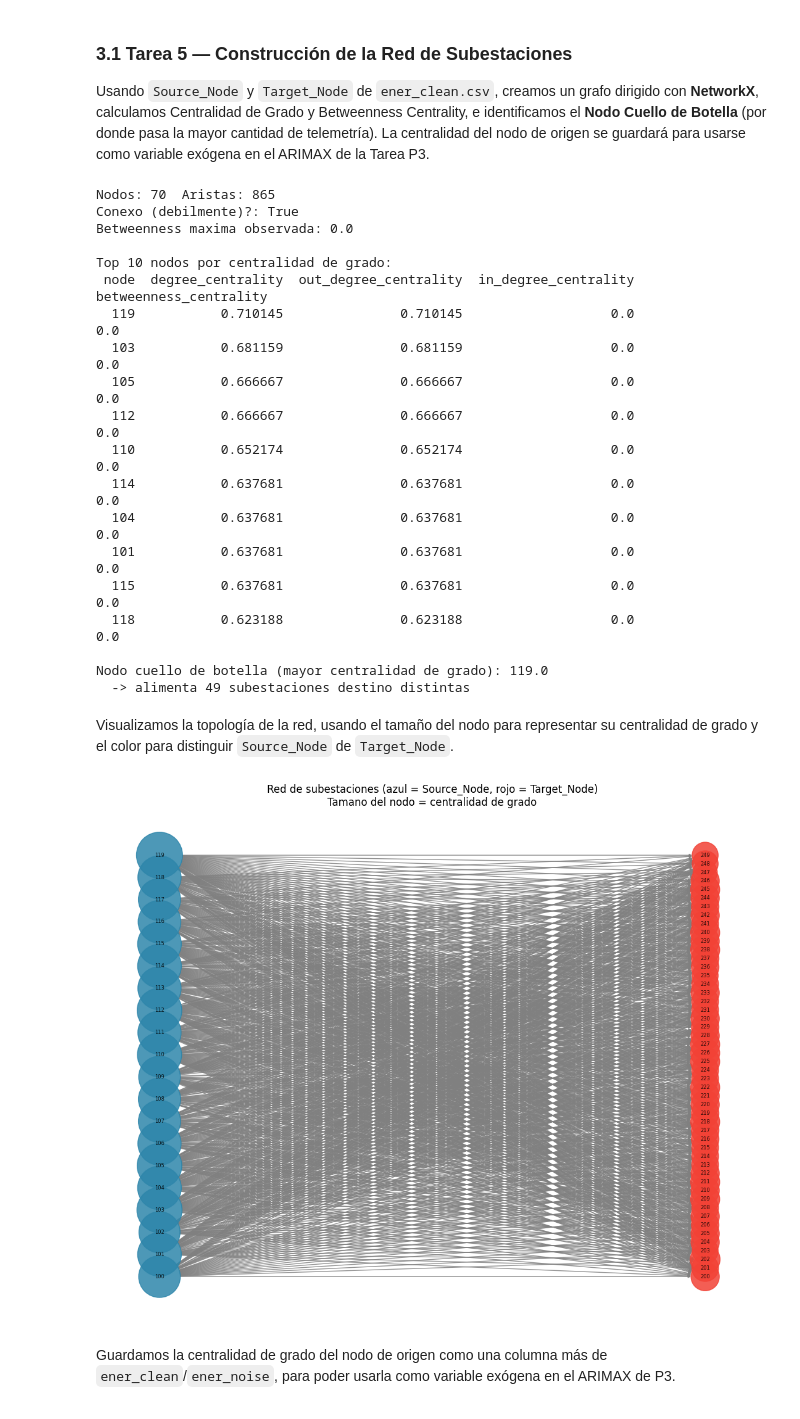
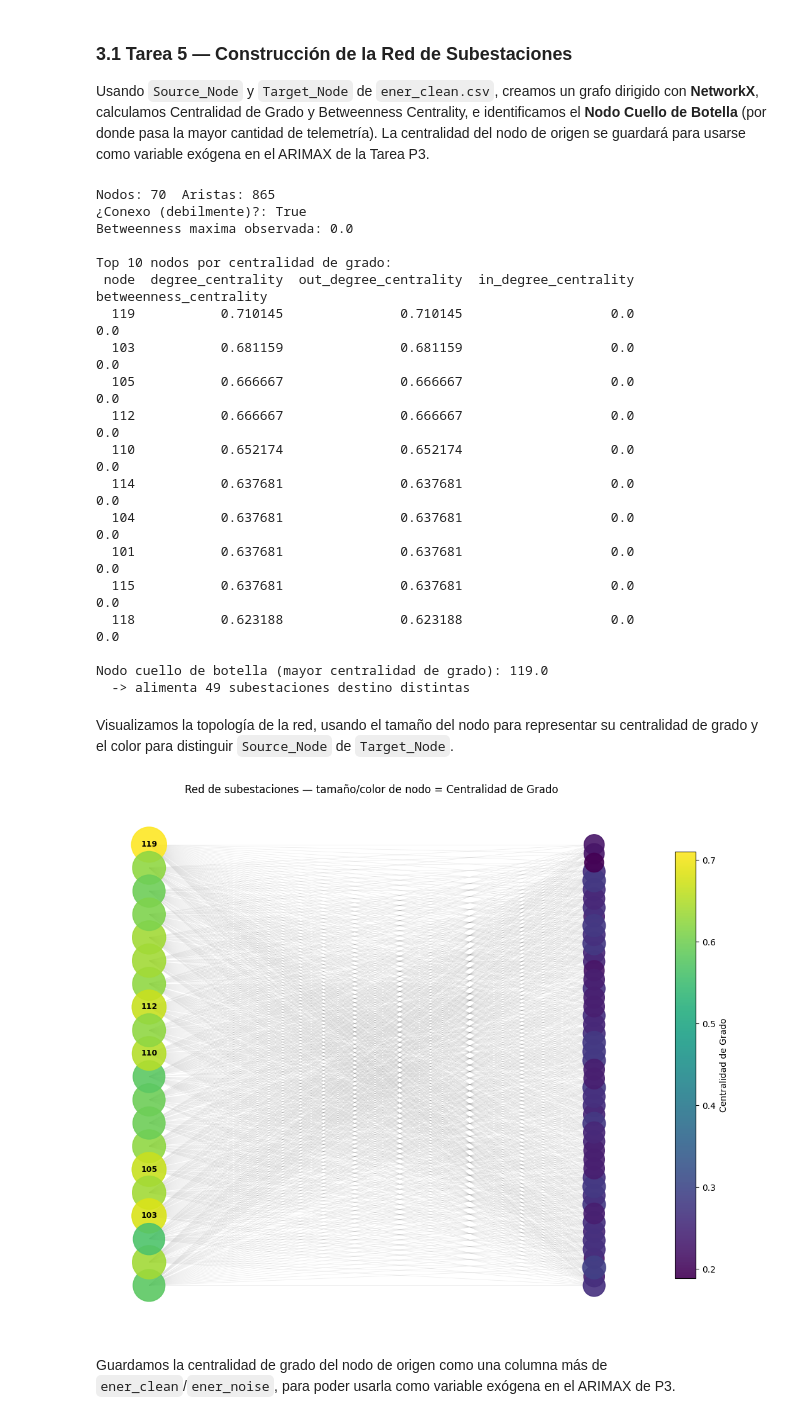
Before and after one commit to daniel95amaya/theoutliers-challenge-03, a Jupyter notebook: notebooks/challenge02_geo_temporal_redes.ipynb, the cells around one changed output. Cells and saved outputs as stored; diff of their text form; code cells hidden in the pictures.

```diff
--- a/notebooks/challenge02_geo_temporal_redes.ipynb
+++ b/notebooks/challenge02_geo_temporal_redes.ipynb
@@ -450,7 +450,7 @@ centrality_df = pd.DataFrame({
 }).sort_values("degree_centrality", ascending=False)
 
 print(f"Nodos: {G.number_of_nodes()}  Aristas: {G.number_of_edges()}")
-print(f"Conexo (debilmente)?: {nx.is_weakly_connected(G)}")
+print(f"¿Conexo (debilmente)?: {nx.is_weakly_connected(G)}")
 print(f"Betweenness maxima observada: {centrality_df['betweenness_centrality'].max()}")
 print()
 print("Top 10 nodos por centralidad de grado:")
@@ -463,7 +463,7 @@ print(f"Nodo cuello de botella (mayor centralidad de grado): {bottleneck_node}")
 print(f"  -> alimenta {n_targets_bottleneck} subestaciones destino distintas")
 # %% [output]
 Nodos: 70  Aristas: 865
-Conexo (debilmente)?: True
+¿Conexo (debilmente)?: True
 Betweenness maxima observada: 0.0
 
 Top 10 nodos por centralidad de grado:
@@ -484,22 +484,31 @@ Nodo cuello de botella (mayor centralidad de grado): 119.0
 # %% [markdown]
 Visualizamos la topología de la red, usando el tamaño del nodo para representar su centralidad de grado y el color para distinguir `Source_Node` de `Target_Node`.
 # %%
-# Visualizacion del grafo: tamano de nodo = centralidad de grado, color = tipo (Source/Target)
-plt.figure(figsize=(11, 9))
+# Visualizacion del grafo: color/tamano de nodo = centralidad de grado (Betweenness es 0 en toda la red, ver analisis)
+fig, ax = plt.subplots(figsize=(11, 9))
 pos = nx.bipartite_layout(G, ener_clean["Source_Node"].unique())
-node_color = ["#2E86AB" if n in set(ener_clean["Source_Node"]) else "#F24236" for n in G.nodes()]
-node_size = [4000 * degree_centrality[n] + 50 for n in G.nodes()]
 
-nx.draw_networkx(
-    G, pos, node_color=node_color, node_size=node_size,
-    with_labels=True, font_size=6, arrows=True, arrowsize=6, edge_color="grey", alpha=0.85,
+centrality_values = [degree_centrality[n] for n in G.nodes()]
+node_size = [2200 * c + 60 for c in centrality_values]
+
+nodes = nx.draw_networkx_nodes(
+    G, pos, ax=ax, node_color=centrality_values, cmap=plt.cm.viridis,
+    node_size=node_size, alpha=0.9,
 )
-plt.title("Red de subestaciones (azul = Source_Node, rojo = Target_Node)\nTamano del nodo = centralidad de grado")
-plt.axis("off")
-plt.tight_layout()
+nx.draw_networkx_edges(G, pos, ax=ax, edge_color="grey", alpha=0.15, arrows=False, width=0.5)
+
+# Solo se etiquetan los nodos con mayor centralidad, para no saturar la figura con 70 etiquetas
+top_nodes = {n for n, _ in sorted(degree_centrality.items(), key=lambda x: -x[1])[:5]}
+nx.draw_networkx_labels(G, pos, labels={n: n for n in top_nodes}, ax=ax, font_size=9, font_weight="bold")
+
+cbar = fig.colorbar(nodes, ax=ax, shrink=0.8)
+cbar.set_label("Centralidad de Grado")
+ax.set_title("Red de subestaciones — tamaño/color de nodo = Centralidad de Grado")
+ax.axis("off")
+fig.tight_layout()
 plt.show()
 # %% [output]
-[figure, old version]
+[figure, new version]
 # %% [markdown]
 Guardamos la centralidad de grado del nodo de origen como una columna más de `ener_clean`/`ener_noise`, para poder usarla como variable exógena en el ARIMAX de P3.
 # %%
```
Also changed, not shown: parts of 2 cells of this notebook.
